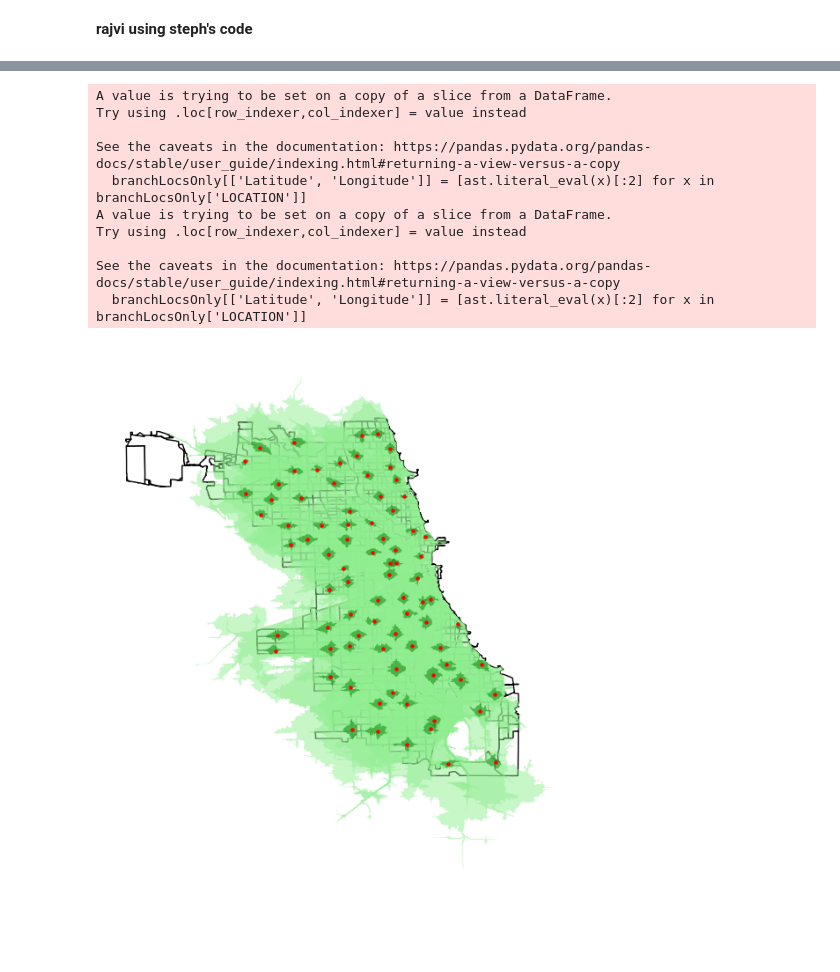
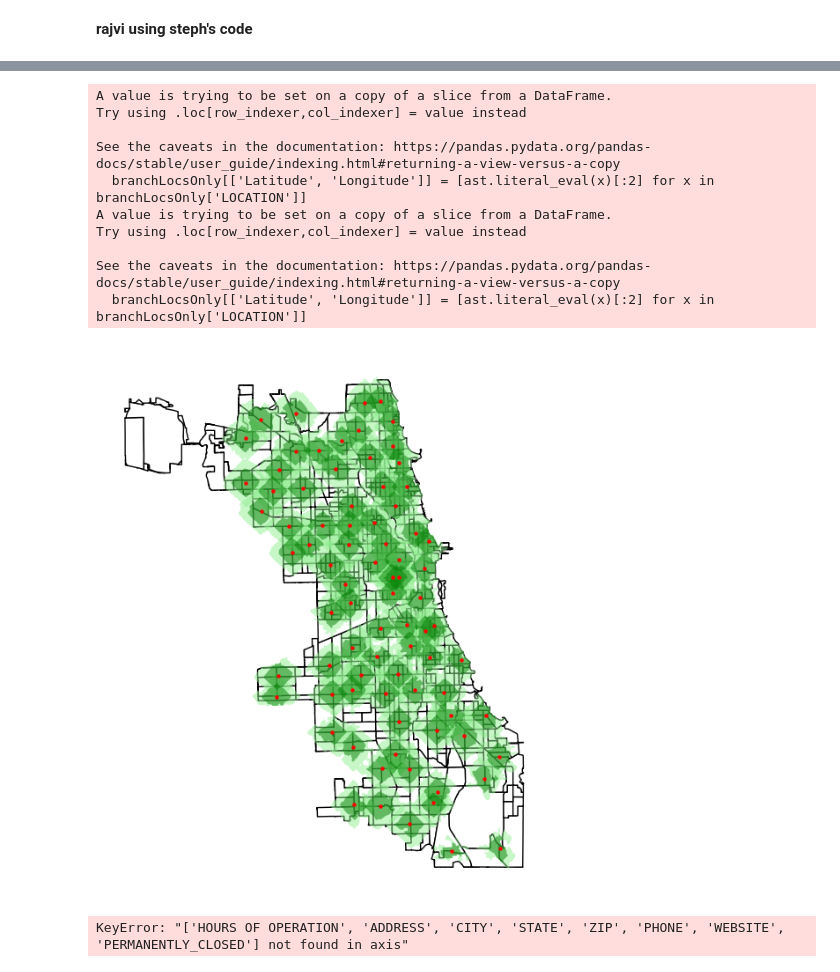
Before and after one commit to uchicago-dsi/cpl_project, a Jupyter notebook: can-summer-2023/api things/rajvi_optimize_radii.ipynb, the cells around one changed output, grey strips where cells are left out. Saved outputs shown, nothing was run; the diff lists cells and outputs as text; code cells hidden in the pictures; blank space fills up the shorter version.

Commit message:
in progress making function to get percents for single branch but we don't need it anymore so stop

```diff
--- a/can-summer-2023/api things/rajvi_optimize_radii.ipynb
+++ b/can-summer-2023/api things/rajvi_optimize_radii.ipynb
@@ -32,12 +32,13 @@ branchRadii.head()
 branchRadii2 = branchRadii.copy(deep = True)
 
 for i in range(branchRadii.shape[0]):
-    api_response =  api.get_data((branchRadii.loc[i,'LATITUDE'],branchRadii.loc[i,'LONGITUDE']), 2)
+    api_response =  api.get_data((branchRadii.loc[i,'LATITUDE'],branchRadii.loc[i,'LONGITUDE']), 15)
     branchRadii.loc[i,'geometry'] = shape(api_response)
 
 for i in range(branchRadii2.shape[0]):
-    api_response =  api.get_data((branchRadii2.loc[i,'LATITUDE'],branchRadii2.loc[i,'LONGITUDE']), 10)
+    api_response =  api.get_data((branchRadii2.loc[i,'LATITUDE'],branchRadii2.loc[i,'LONGITUDE']), 25)
     branchRadii2.loc[i,'geometry'] = shape(api_response)
 
 #api_response = api.get_data((branchRadii.loc[0,'LATITUDE'],branchRadii.loc[0,'LONGITUDE']), 5)
 #branchRadii.loc[0,'geometry'] = shape(api_response)
+branchRadii2
@@ -44,4 +59,5 @@ for i in range(branchRadii2.shape[0]):
 # %%
+
 # this line makes a copy of the ageOnly data frame so we can manipulate without affecting our primary dataset
 censusTracts = populationDemographics[['geoid','geometry','qualifying name', 'current land area (sq. m)', 'current water area (sq. m)', ]]
 branchLocsOnly=branchRadii[['BRANCH','LOCATION']]
@@ -52,38 +68,43 @@ censusTracts = gpd.GeoDataFrame(
     geometry=gpd.GeoSeries.from_wkt(censusTracts["geometry"]),
     crs="epsg:4326",
     )
 
 branchLocsOnly.crs = 'EPSG:4326'
-#branchLocsOnly.crs = 'EPSG:32633'
 branchLocsOnly[['Latitude', 'Longitude']] = [ast.literal_eval(x)[:2] for x in branchLocsOnly['LOCATION']]
 branchLocsOnly = branchLocsOnly.drop(columns='LOCATION')
-#branchLocsOnly.head()
 
-#branchRadii = branchRadii.set_crs('epsg:4326')
-branchRadii = branchRadii.set_crs('epsg:32633')
-branchRadii2 = branchRadii2.set_crs('epsg:32633')
+branchRadii = branchRadii.set_crs('epsg:4326')
+branchRadii2 = branchRadii2.set_crs('epsg:4326')
 
 branchLocsOnly = gpd.GeoDataFrame(
-    #branchLocsOnly, geometry=gpd.points_from_xy(branchLocsOnly.Longitude, branchLocsOnly.Latitude), crs="EPSG:4326")
-    branchLocsOnly, geometry=gpd.points_from_xy(branchLocsOnly.Longitude, branchLocsOnly.Latitude), crs="EPSG:32633")
+    branchLocsOnly, geometry=gpd.points_from_xy(branchLocsOnly.Longitude, branchLocsOnly.Latitude), crs="EPSG:4326")
 
 fig, ax = plt.subplots(1, figsize=(8, 8))
 base = censusTracts.plot(ax=ax, color='white', edgecolor='black')
 ax.axis('off')
 
 branchRadii2.plot(ax=base, alpha = .5, color = 'lightgreen')
 branchRadii.plot(ax=base, alpha = .5, color='green')
 
 branchLocsOnly.plot(ax=base, marker='o', color='red', markersize=5);
 # %% [output]
 A value is trying to be set on a copy of a slice from a DataFrame.
 Try using .loc[row_indexer,col_indexer] = value instead
 
 See the caveats in the documentation: https://pandas.pydata.org/pandas-docs/stable/user_guide/indexing.html#returning-a-view-versus-a-copy
   branchLocsOnly[['Latitude', 'Longitude']] = [ast.literal_eval(x)[:2] for x in branchLocsOnly['LOCATION']]
 A value is trying to be set on a copy of a slice from a DataFrame.
 Try using .loc[row_indexer,col_indexer] = value instead
 
 See the caveats in the documentation: https://pandas.pydata.org/pandas-docs/stable/user_guide/indexing.html#returning-a-view-versus-a-copy
   branchLocsOnly[['Latitude', 'Longitude']] = [ast.literal_eval(x)[:2] for x in branchLocsOnly['LOCATION']]
-[figure, old version]
+[figure, new version]
+# %%
+branchRadii = branchRadii.drop(['HOURS OF OPERATION', 'ADDRESS', 'CITY', 'STATE','ZIP','PHONE','WEBSITE',
+                                          'PERMANENTLY_CLOSED'], axis=1)
+#branchRadii2 = branchRadii.drop(['HOURS OF OPERATION', 'ADDRESS', 'CITY', 'STATE','ZIP','PHONE','WEBSITE',
+                                          #'PERMANENTLY_CLOSED'], axis=1)
+branchRadii
+branchRadii2
+# %% [output]
+KeyError: "['HOURS OF OPERATION', 'ADDRESS', 'CITY', 'STATE', 'ZIP', 'PHONE', 'WEBSITE', 'PERMANENTLY_CLOSED'] not found in axis"
```
Also changed, not shown: parts of 1 cell of this notebook, 3 other files.
